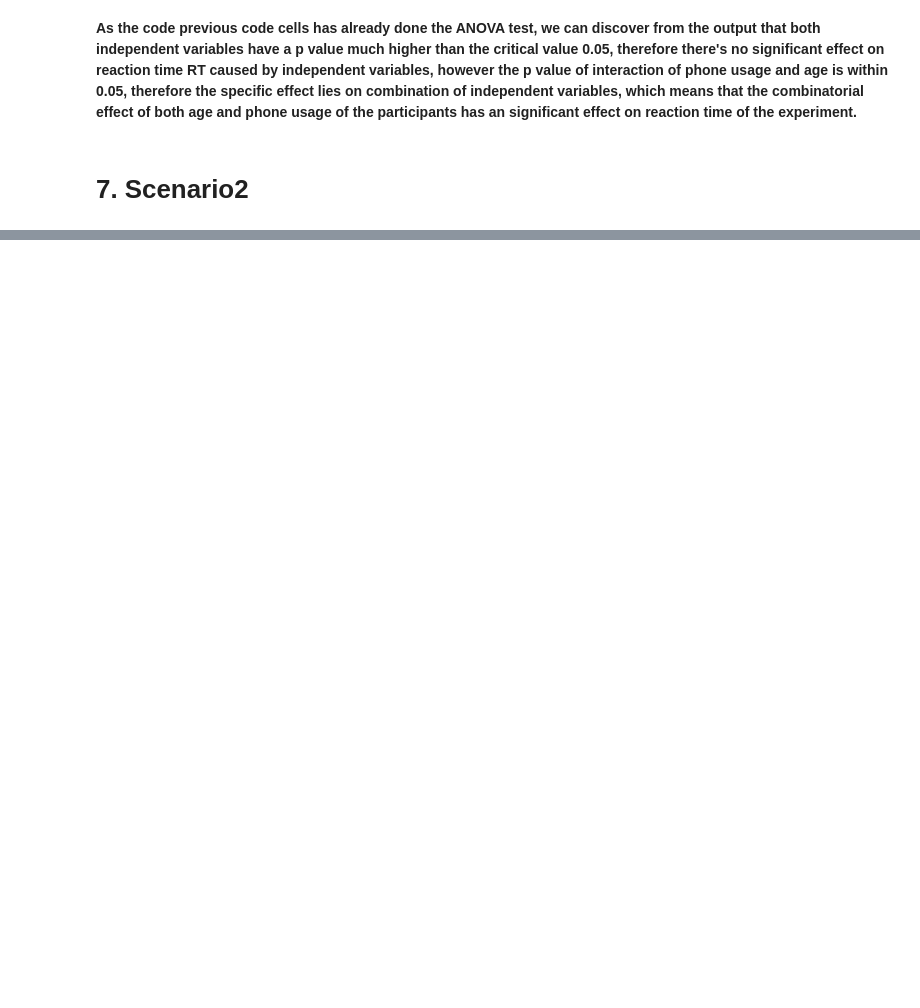
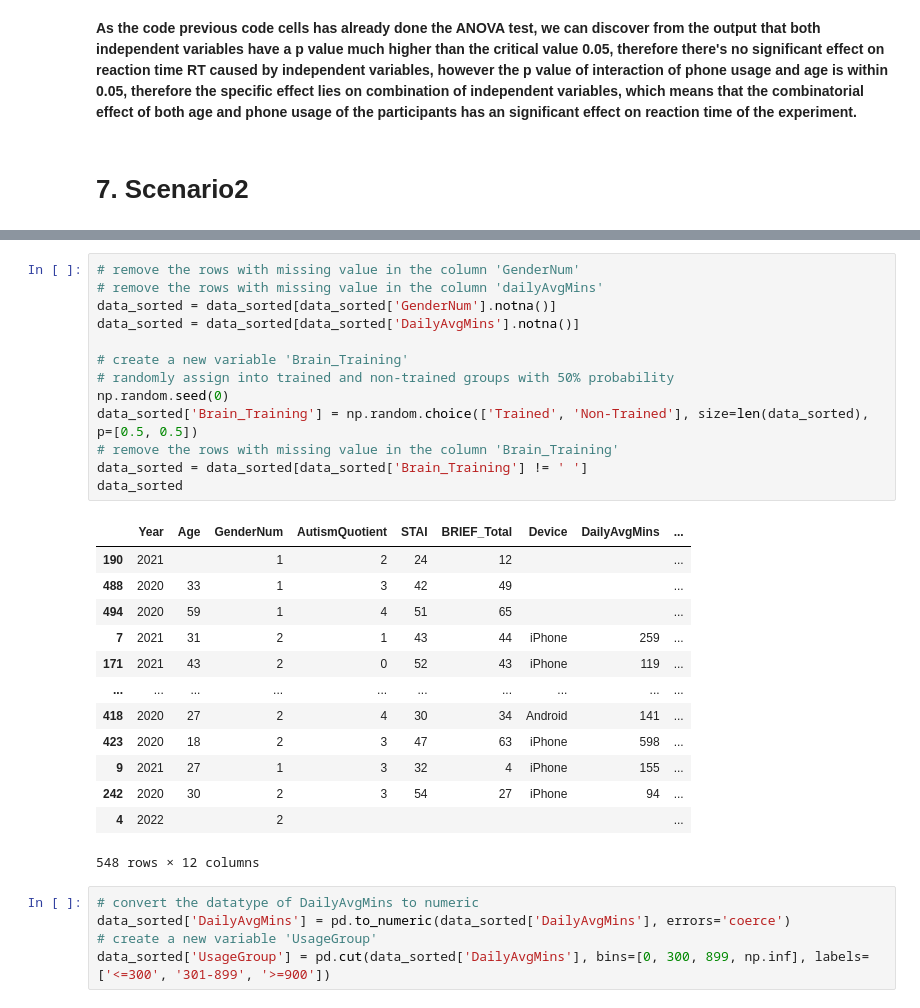
Before and after one commit to ChloeH719/Mathematics-and-Statistics, a Jupyter notebook: inclass_assignment1.ipynb, the cells around one changed output, grey strips where cells are left out. Drawn from its saved outputs; the diff is of its cells as text; blank space fills up the shorter version.

```diff
--- a/inclass_assignment1.ipynb
+++ b/inclass_assignment1.ipynb
@@ -596,0 +636,32 @@ Levene's Test for Homogeneity of Variances p-value: 1.8881695590817728e-06
+# %%
+# remove the rows with missing value in the column 'GenderNum'
+# remove the rows with missing value in the column 'dailyAvgMins'
+data_sorted = data_sorted[data_sorted['GenderNum'].notna()]
+data_sorted = data_sorted[data_sorted['DailyAvgMins'].notna()]
+
+# create a new variable 'Brain_Training'
+# randomly assign into trained and non-trained groups with 50% probability
+np.random.seed(0)
+data_sorted['Brain_Training'] = np.random.choice(['Trained', 'Non-Trained'], size=len(data_sorted), p=[0.5, 0.5])
+# remove the rows with missing value in the column 'Brain_Training'
+data_sorted = data_sorted[data_sorted['Brain_Training'] != ' ']
+data_sorted
+# %% [output]
+|  | Year | Age | GenderNum | AutismQuotient | STAI | BRIEF_Total | Device | DailyAvgMins | ... |
+| 190 | 2021 |  | 1 | 2 | 24 | 12 |  |  | ... |
+| 488 | 2020 | 33 | 1 | 3 | 42 | 49 |  |  | ... |
+| 494 | 2020 | 59 | 1 | 4 | 51 | 65 |  |  | ... |
+| 7 | 2021 | 31 | 2 | 1 | 43 | 44 | iPhone | 259 | ... |
+| 171 | 2021 | 43 | 2 | 0 | 52 | 43 | iPhone | 119 | ... |
+| ... | ... | ... | ... | ... | ... | ... | ... | ... | ... |
+| 418 | 2020 | 27 | 2 | 4 | 30 | 34 | Android | 141 | ... |
+| 423 | 2020 | 18 | 2 | 3 | 47 | 63 | iPhone | 598 | ... |
+| 9 | 2021 | 27 | 1 | 3 | 32 | 4 | iPhone | 155 | ... |
+| 242 | 2020 | 30 | 2 | 3 | 54 | 27 | iPhone | 94 | ... |
+| 4 | 2022 |  | 2 |  |  |  |  |  | ... |
+548 rows × 12 columns
+# %%
+# convert the datatype of DailyAvgMins to numeric
+data_sorted['DailyAvgMins'] = pd.to_numeric(data_sorted['DailyAvgMins'], errors='coerce')
+# create a new variable 'UsageGroup'
+data_sorted['UsageGroup'] = pd.cut(data_sorted['DailyAvgMins'], bins=[0, 300, 899, np.inf], labels=['<=300', '301-899', '>=900'])
```
Also changed, not shown: parts of 10 cells of this notebook.
